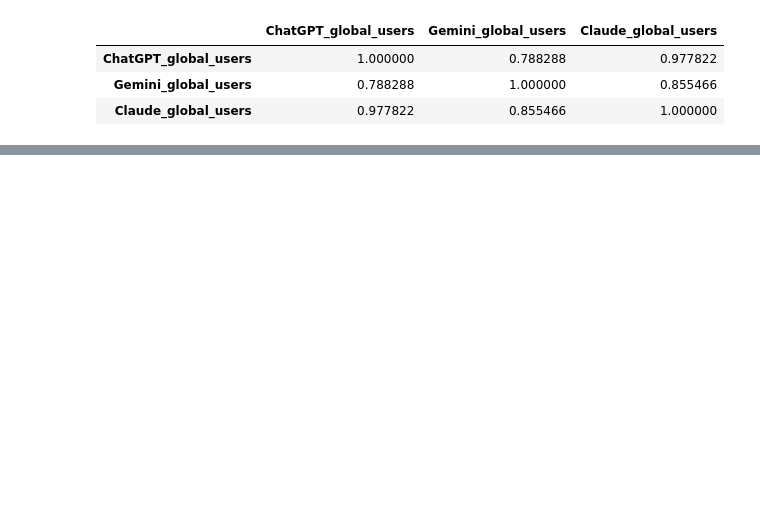
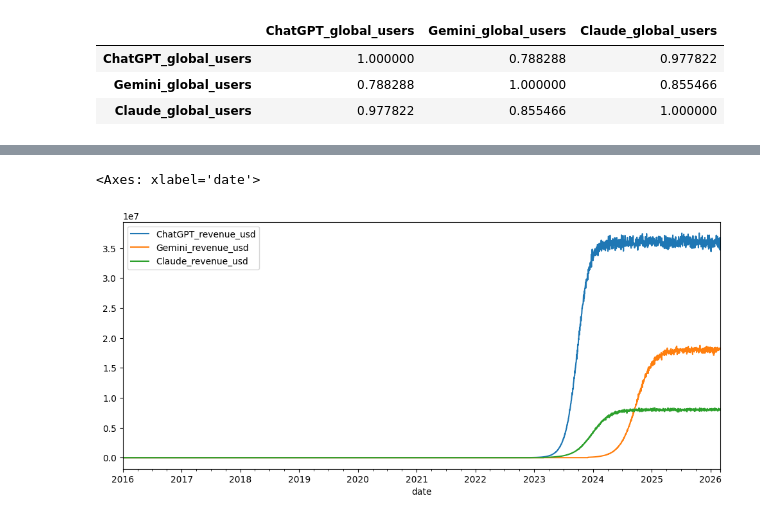
Before and after one commit to sejal18c/AI-Tools-Adoption-Dashboard, a Jupyter notebook: notebooks/ai_tools_analysis.ipynb, the cells around one changed output, grey strips where cells are left out. Drawn from its saved outputs; the diff is of its cells as text; code cells hidden in the pictures; blank space fills up the shorter version.

```diff
--- a/notebooks/ai_tools_analysis.ipynb
+++ b/notebooks/ai_tools_analysis.ipynb
@@ -192,0 +222,11 @@ df[['ChatGPT_global_users',
+# %%
+df.plot(
+    x='date',
+    y=['ChatGPT_revenue_usd',
+       'Gemini_revenue_usd',
+       'Claude_revenue_usd'],
+    figsize=(12,5)
+)
+# %% [output]
+<Axes: xlabel='date'>
+[figure, added]
```
Also changed, not shown: parts of 4 cells of this notebook.
